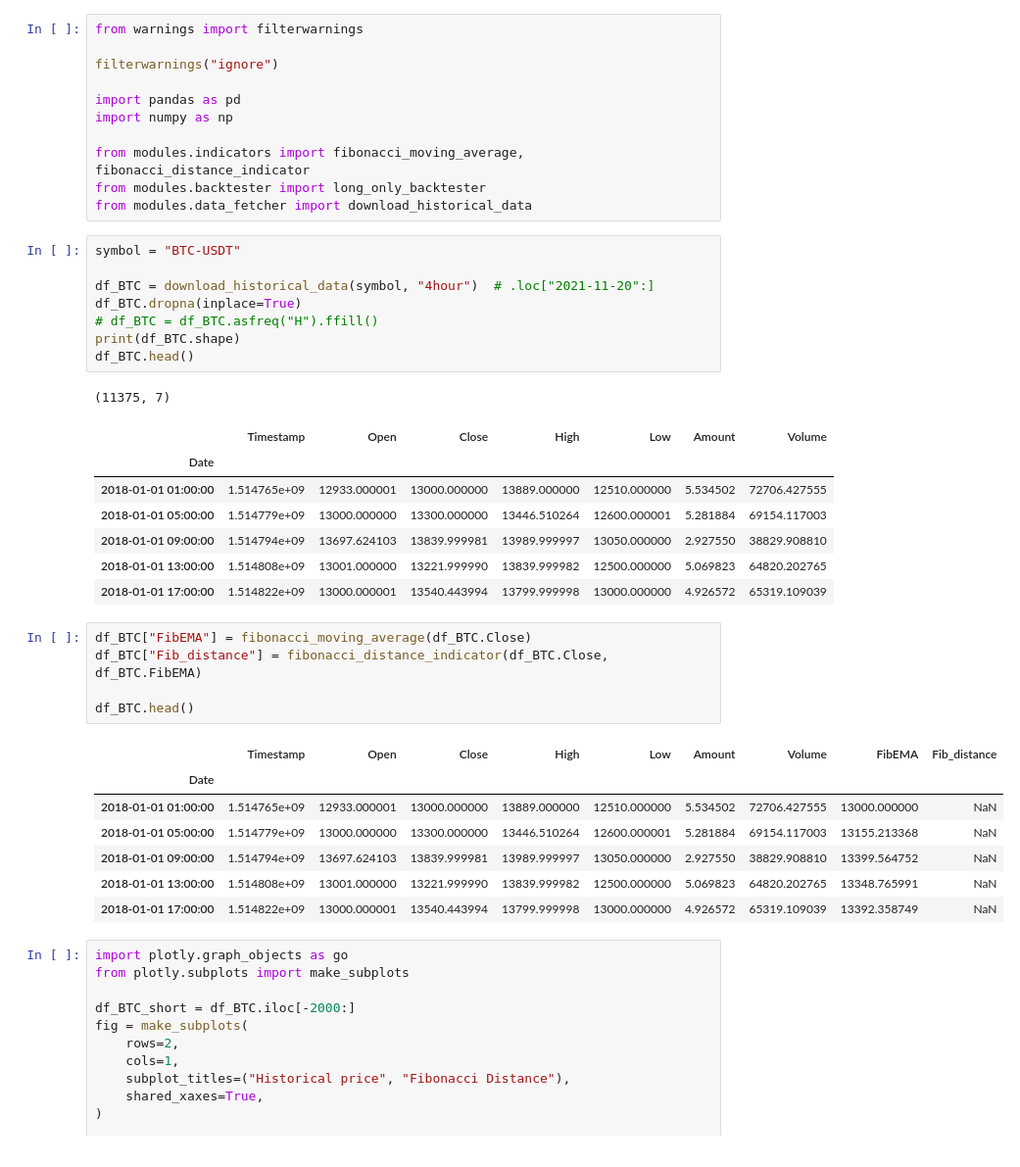
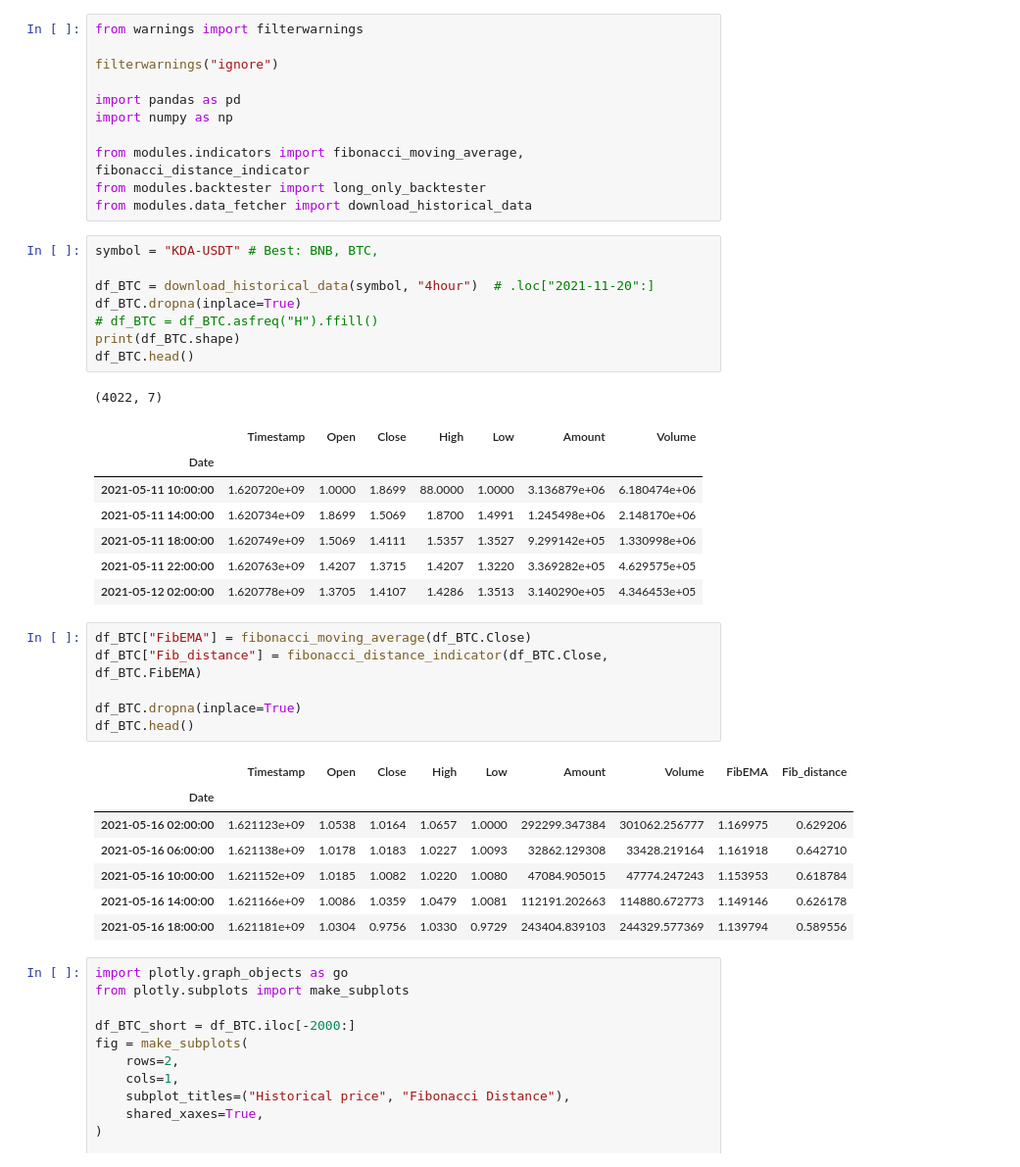
Before and after one commit to BaptisteZloch/Trading-strategies-and-indicators, a Jupyter notebook: src/11_Fibonacci_Moving_Average-strategy.ipynb, the cells around one changed output. Shown at 98% size. Drawn from its saved outputs; the diff is of its cells as text.

```diff
--- a/src/11_Fibonacci_Moving_Average-strategy.ipynb
+++ b/src/11_Fibonacci_Moving_Average-strategy.ipynb
@@ -10,7 +10,7 @@ from modules.indicators import fibonacci_moving_average, fibonacci_distance_indi
 from modules.backtester import long_only_backtester
 from modules.data_fetcher import download_historical_data
 # %%
-symbol = "BTC-USDT"
+symbol = "KDA-USDT" # Best: BNB, BTC,
 
 df_BTC = download_historical_data(symbol, "4hour")  # .loc["2021-11-20":]
 df_BTC.dropna(inplace=True)
@@ -18,27 +18,28 @@ df_BTC.dropna(inplace=True)
 print(df_BTC.shape)
 df_BTC.head()
 # %% [output]
-(11375, 7)
+(4022, 7)
 |  | Timestamp | Open | Close | High | Low | Amount | Volume |
 | Date |  |  |  |  |  |  |  |
-| 2018-01-01 01:00:00 | 1.514765e+09 | 12933.000001 | 13000.000000 | 13889.000000 | 12510.000000 | 5.534502 | 72706.427555 |
-| 2018-01-01 05:00:00 | 1.514779e+09 | 13000.000000 | 13300.000000 | 13446.510264 | 12600.000001 | 5.281884 | 69154.117003 |
-| 2018-01-01 09:00:00 | 1.514794e+09 | 13697.624103 | 13839.999981 | 13989.999997 | 13050.000000 | 2.927550 | 38829.908810 |
-| 2018-01-01 13:00:00 | 1.514808e+09 | 13001.000000 | 13221.999990 | 13839.999982 | 12500.000000 | 5.069823 | 64820.202765 |
-| 2018-01-01 17:00:00 | 1.514822e+09 | 13000.000001 | 13540.443994 | 13799.999998 | 13000.000000 | 4.926572 | 65319.109039 |
+| 2021-05-11 10:00:00 | 1.620720e+09 | 1.0000 | 1.8699 | 88.0000 | 1.0000 | 3.136879e+06 | 6.180474e+06 |
+| 2021-05-11 14:00:00 | 1.620734e+09 | 1.8699 | 1.5069 | 1.8700 | 1.4991 | 1.245498e+06 | 2.148170e+06 |
+| 2021-05-11 18:00:00 | 1.620749e+09 | 1.5069 | 1.4111 | 1.5357 | 1.3527 | 9.299142e+05 | 1.330998e+06 |
+| 2021-05-11 22:00:00 | 1.620763e+09 | 1.4207 | 1.3715 | 1.4207 | 1.3220 | 3.369282e+05 | 4.629575e+05 |
+| 2021-05-12 02:00:00 | 1.620778e+09 | 1.3705 | 1.4107 | 1.4286 | 1.3513 | 3.140290e+05 | 4.346453e+05 |
 # %%
 df_BTC["FibEMA"] = fibonacci_moving_average(df_BTC.Close)
 df_BTC["Fib_distance"] = fibonacci_distance_indicator(df_BTC.Close, df_BTC.FibEMA)
 
+df_BTC.dropna(inplace=True)
 df_BTC.head()
 # %% [output]
 |  | Timestamp | Open | Close | High | Low | Amount | Volume | FibEMA | Fib_distance |
 | Date |  |  |  |  |  |  |  |  |  |
-| 2018-01-01 01:00:00 | 1.514765e+09 | 12933.000001 | 13000.000000 | 13889.000000 | 12510.000000 | 5.534502 | 72706.427555 | 13000.000000 | NaN |
-| 2018-01-01 05:00:00 | 1.514779e+09 | 13000.000000 | 13300.000000 | 13446.510264 | 12600.000001 | 5.281884 | 69154.117003 | 13155.213368 | NaN |
-| 2018-01-01 09:00:00 | 1.514794e+09 | 13697.624103 | 13839.999981 | 13989.999997 | 13050.000000 | 2.927550 | 38829.908810 | 13399.564752 | NaN |
-| 2018-01-01 13:00:00 | 1.514808e+09 | 13001.000000 | 13221.999990 | 13839.999982 | 12500.000000 | 5.069823 | 64820.202765 | 13348.765991 | NaN |
-| 2018-01-01 17:00:00 | 1.514822e+09 | 13000.000001 | 13540.443994 | 13799.999998 | 13000.000000 | 4.926572 | 65319.109039 | 13392.358749 | NaN |
+| 2021-05-16 02:00:00 | 1.621123e+09 | 1.0538 | 1.0164 | 1.0657 | 1.0000 | 292299.347384 | 301062.256777 | 1.169975 | 0.629206 |
+| 2021-05-16 06:00:00 | 1.621138e+09 | 1.0178 | 1.0183 | 1.0227 | 1.0093 | 32862.129308 | 33428.219164 | 1.161918 | 0.642710 |
+| 2021-05-16 10:00:00 | 1.621152e+09 | 1.0185 | 1.0082 | 1.0220 | 1.0080 | 47084.905015 | 47774.247243 | 1.153953 | 0.618784 |
+| 2021-05-16 14:00:00 | 1.621166e+09 | 1.0086 | 1.0359 | 1.0479 | 1.0081 | 112191.202663 | 114880.672773 | 1.149146 | 0.626178 |
+| 2021-05-16 18:00:00 | 1.621181e+09 | 1.0304 | 0.9756 | 1.0330 | 0.9729 | 243404.839103 | 244329.577369 | 1.139794 | 0.589556 |
 # %%
 import plotly.graph_objects as go
 from plotly.subplots import make_subplots
```
Also changed, not shown: parts of 7 cells of this notebook, 3 other files.
